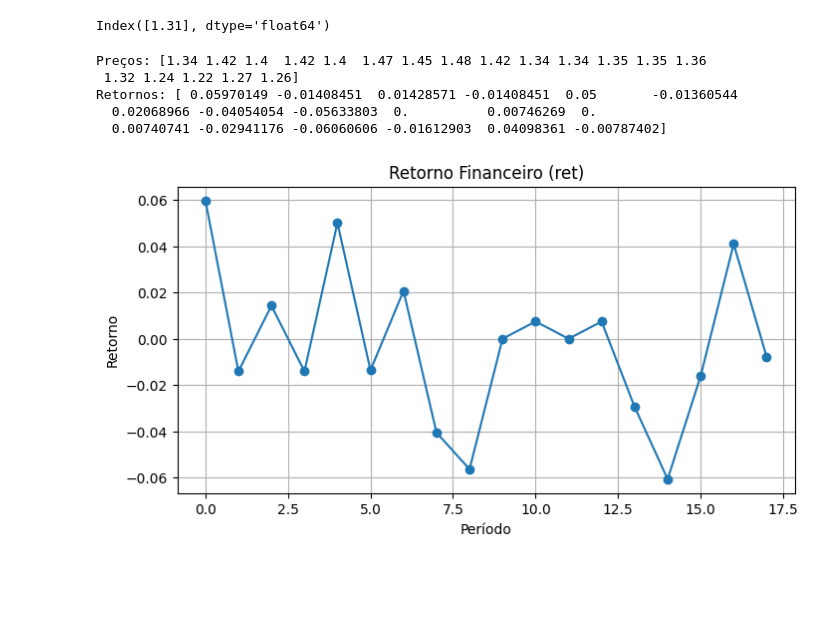
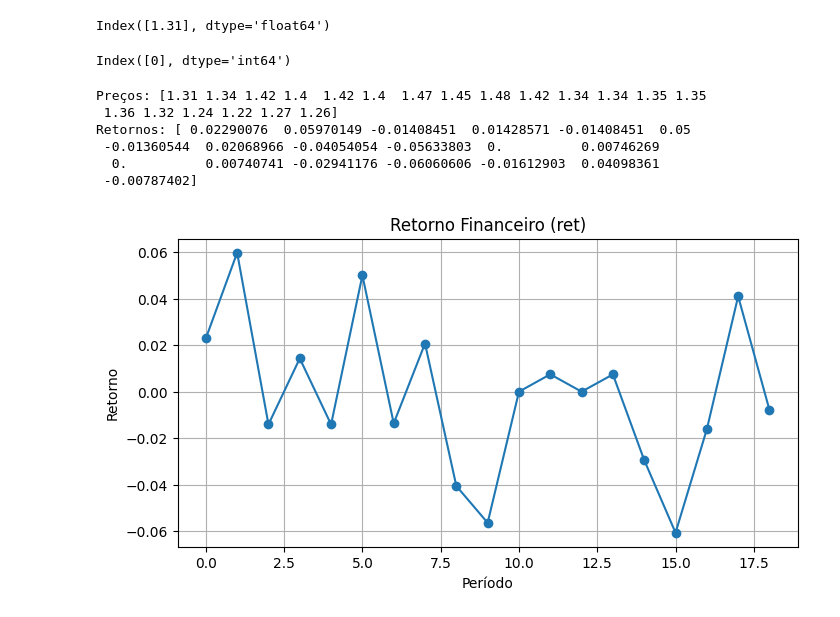
Before and after one commit to lucioamarante/curso_matematica_IA, a Jupyter notebook: aula1.ipynb, the cells around one changed output. Drawn from its saved outputs; the diff is of its cells as text; code cells hidden in the pictures; blank space fills up the shorter version.

```diff
--- a/aula1.ipynb
+++ b/aula1.ipynb
@@ -379,29 +384,36 @@ import pandas as pd
 print(df.columns)
 # %% [output]
 Index([1.31], dtype='float64')
+# %%
+df = pd.read_excel('datasets/petrobras.xlsx', header=None)
+# %%
+print(df.columns)
+# %% [output]
+Index([0], dtype='int64')
 # %%
 import matplotlib.pyplot as plt
 
 # 2 - Selecionar o vetor (array) de preços
-precos = df[1.31].values   # <-- nome numérico da coluna
+precos = df[0].values   # <-- nome numérico da coluna
 print("Preços:", precos)
 
 # 3 - Calcular o retorno financeiro
 ret = (precos[1:] - precos[:-1]) / precos[:-1]
 print("Retornos:", ret)
 
 # 4 - Plotar
 plt.figure(figsize=(8,4))
 plt.plot(ret, marker="o")
 plt.title("Retorno Financeiro (ret)")
 plt.xlabel("Período")
 plt.ylabel("Retorno")
 plt.grid(True)
 plt.show()
 # %% [output]
-Preços: [1.34 1.42 1.4  1.42 1.4  1.47 1.45 1.48 1.42 1.34 1.34 1.35 1.35 1.36
- 1.32 1.24 1.22 1.27 1.26]
-Retornos: [ 0.05970149 -0.01408451  0.01428571 -0.01408451  0.05       -0.01360544
-  0.02068966 -0.04054054 -0.05633803  0.          0.00746269  0.
-  0.00740741 -0.02941176 -0.06060606 -0.01612903  0.04098361 -0.00787402]
+Preços: [1.31 1.34 1.42 1.4  1.42 1.4  1.47 1.45 1.48 1.42 1.34 1.34 1.35 1.35
+ 1.36 1.32 1.24 1.22 1.27 1.26]
+Retornos: [ 0.02290076  0.05970149 -0.01408451  0.01428571 -0.01408451  0.05
+ -0.01360544  0.02068966 -0.04054054 -0.05633803  0.          0.00746269
+  0.          0.00740741 -0.02941176 -0.06060606 -0.01612903  0.04098361
+ -0.00787402]
-[figure, old version]
+[figure, new version]
```
Also changed, not shown: parts of 2 cells of this notebook.
